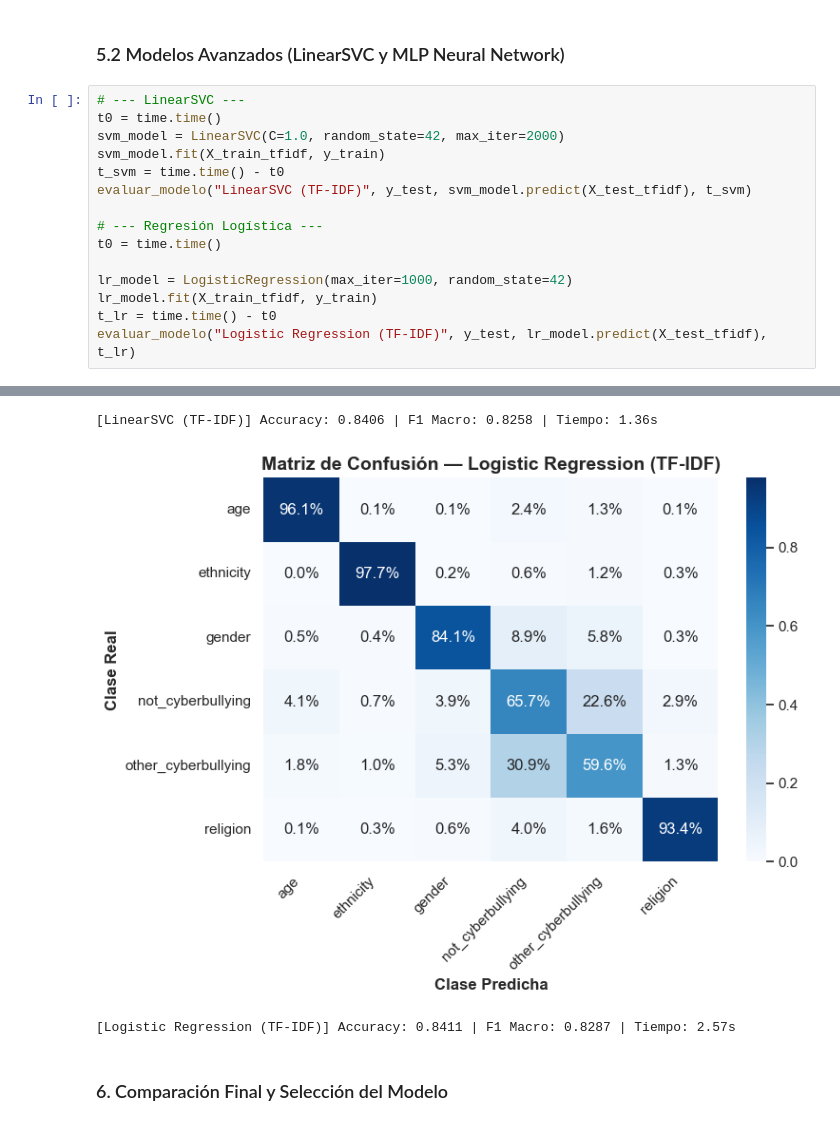
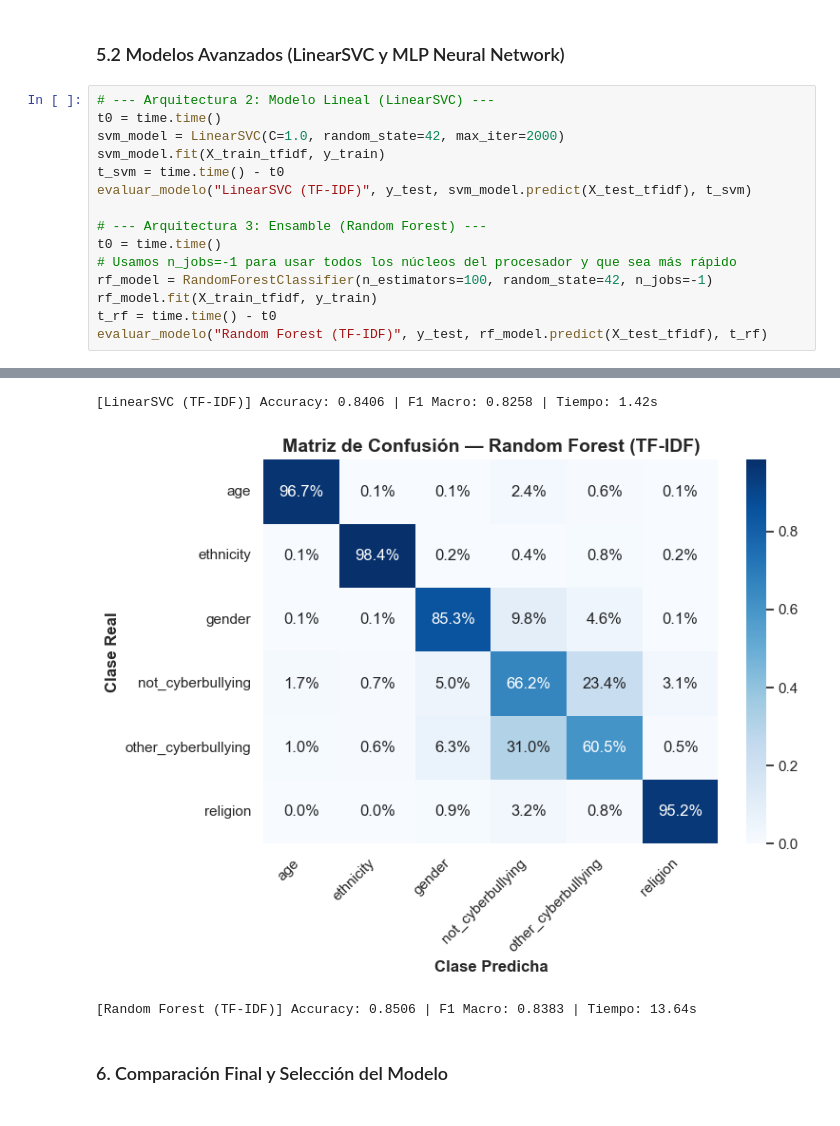
Before and after one commit to CindyGualim/InteligenciaArtificial-CC3085, a Jupyter notebook: proyecto1.ipynb, the cells around one changed output, grey strips where cells are left out. Drawn from its saved outputs; the diff is of its cells as text.

```diff
--- a/proyecto1.ipynb
+++ b/proyecto1.ipynb
@@ -200,25 +199,25 @@ print(">> Como se observa, usaremos TF-IDF para los modelos avanzados dado su en
 # %% [markdown]
 ### 5.2 Modelos Avanzados (LinearSVC y MLP Neural Network)
 # %%
-# --- LinearSVC ---
+# --- Arquitectura 2: Modelo Lineal (LinearSVC) ---
 t0 = time.time()
 svm_model = LinearSVC(C=1.0, random_state=42, max_iter=2000)
 svm_model.fit(X_train_tfidf, y_train)
 t_svm = time.time() - t0
 evaluar_modelo("LinearSVC (TF-IDF)", y_test, svm_model.predict(X_test_tfidf), t_svm)
 
-# --- Regresión Logística ---
+# --- Arquitectura 3: Ensamble (Random Forest) ---
 t0 = time.time()
-
-lr_model = LogisticRegression(max_iter=1000, random_state=42)
-lr_model.fit(X_train_tfidf, y_train)
-t_lr = time.time() - t0
-evaluar_modelo("Logistic Regression (TF-IDF)", y_test, lr_model.predict(X_test_tfidf), t_lr)
+# Usamos n_jobs=-1 para usar todos los núcleos del procesador y que sea más rápido
+rf_model = RandomForestClassifier(n_estimators=100, random_state=42, n_jobs=-1)
+rf_model.fit(X_train_tfidf, y_train)
+t_rf = time.time() - t0
+evaluar_modelo("Random Forest (TF-IDF)", y_test, rf_model.predict(X_test_tfidf), t_rf)
 # %% [output]
 [figure]
-[LinearSVC (TF-IDF)] Accuracy: 0.8406 | F1 Macro: 0.8258 | Tiempo: 1.36s
+[LinearSVC (TF-IDF)] Accuracy: 0.8406 | F1 Macro: 0.8258 | Tiempo: 1.42s
-[figure, old version]
+[figure, new version]
-[Logistic Regression (TF-IDF)] Accuracy: 0.8411 | F1 Macro: 0.8287 | Tiempo: 2.57s
+[Random Forest (TF-IDF)] Accuracy: 0.8506 | F1 Macro: 0.8383 | Tiempo: 13.64s
 # %% [markdown]
 ### 6. Comparación Final y Selección del Modelo
 # %%
```
Also changed, not shown: parts of 4 cells of this notebook.
